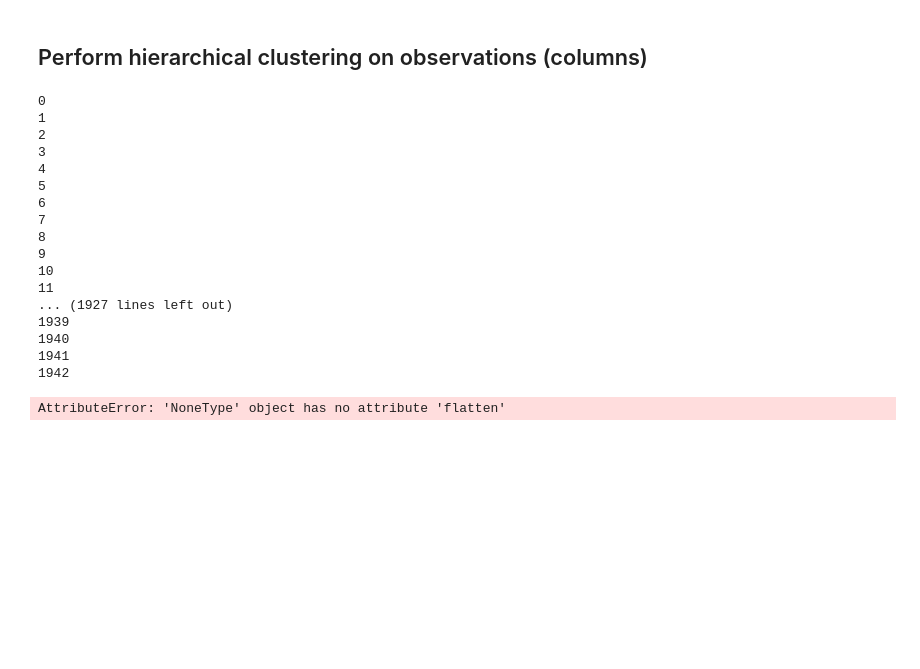
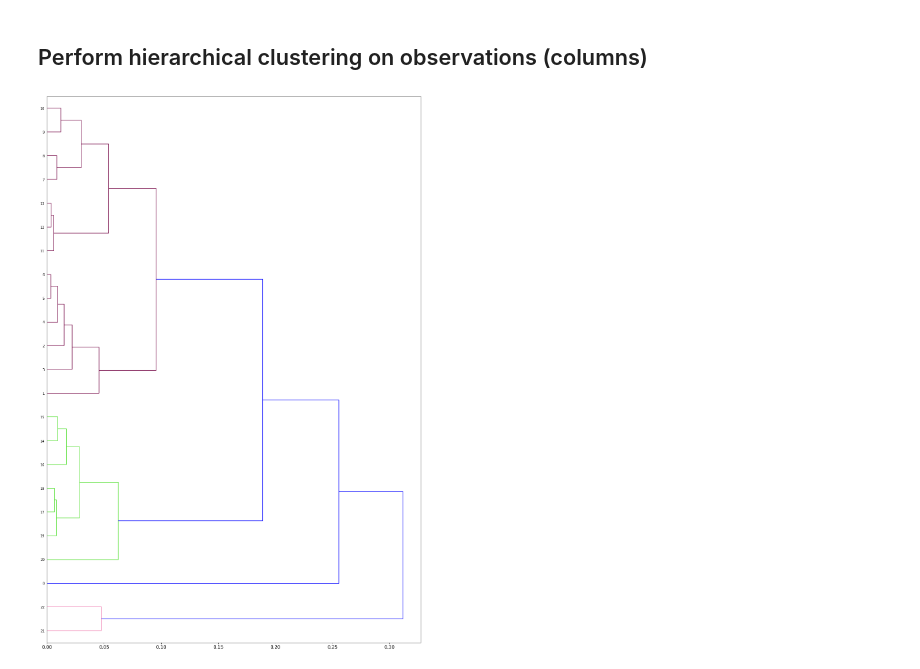
Before and after one commit to RetepAdam/shot_charts, a Jupyter notebook: HClust.ipynb, the cells around one changed output. Saved outputs shown, nothing was run; the diff lists cells and outputs as text; code cells hidden in the pictures; blank space fills up the shorter version.

```diff
--- a/HClust.ipynb
+++ b/HClust.ipynb
@@ -53,56 +51,38 @@ from scipy.cluster.hierarchy import linkage, dendrogram, set_link_color_palette
 import scipy.spatial.distance as ssd
 from faker import Factory
 
 fake = Factory.create()
 colorList = []
 
 for i in range(5000):
     colorList.append(fake.hex_color())
 
 set_link_color_palette(colorList)
 
 df = pd.read_csv('2016-17_advanced.csv')
 df = df[df['MP'] >= 500]
 df['Player_ID'] = df['Player_ID'].astype(int)
 df.reset_index(inplace=True, drop=True)
 y = np.array(df['OBPM'].values)
 pid = np.array(df['Player_ID'].values)
-yr = np.array(df['Yr'].values)
+yr = np.array(df['Yr'].value_counts().index.sort_values())
 images = []
-for i in range(len(pid)):
-    images.append(cv2.imread('thumbnails/thumbnail_{0}_{1}-{2}.png'.format(pid[i], str(yr[i]-1), str(yr[i])[-2:]), 0))
+for i in range(len(yr)):
+    images.append(cv2.imread('thumbnails/thumbnail_NBA_{0}-{1}.png'.format(str(yr[i]-1), str(yr[i])[-2:]), 0))
 X = np.array(images)
 flat_exes = []
 for i in range(len(X)):
     flat_exes.append(X[i].flatten())
-    print(i)
 X = np.array(flat_exes)
 # Create distance matrix on columns using cosine distance
 # convert the redundant n*n square matrix form into a condensed nC2 array
 dist = ssd.squareform(pdist(X, 'cosine'))
 clust = linkage(dist, method='complete')
 
-fig, ax = plt.subplots(figsize=(20,910))
-_ = dendrogram(clust, color_threshold=1, orientation='right', ax=ax)
+fig, ax = plt.subplots(figsize=(20,30))
+_ = dendrogram(clust, color_threshold=.15, orientation='right', ax=ax)
 _ = plt.xticks(fontsize=14)
 # %% [output]
-0
-1
-2
-3
-4
-5
-6
-7
-8
-9
-10
-11
-... (1927 lines left out)
-1939
-1940
-1941
-1942
-AttributeError: 'NoneType' object has no attribute 'flatten'
+[figure, added]
 # %%
 R = dendrogram(clust,
```
Also changed, not shown: parts of 5 cells of this notebook, 29 other files.
